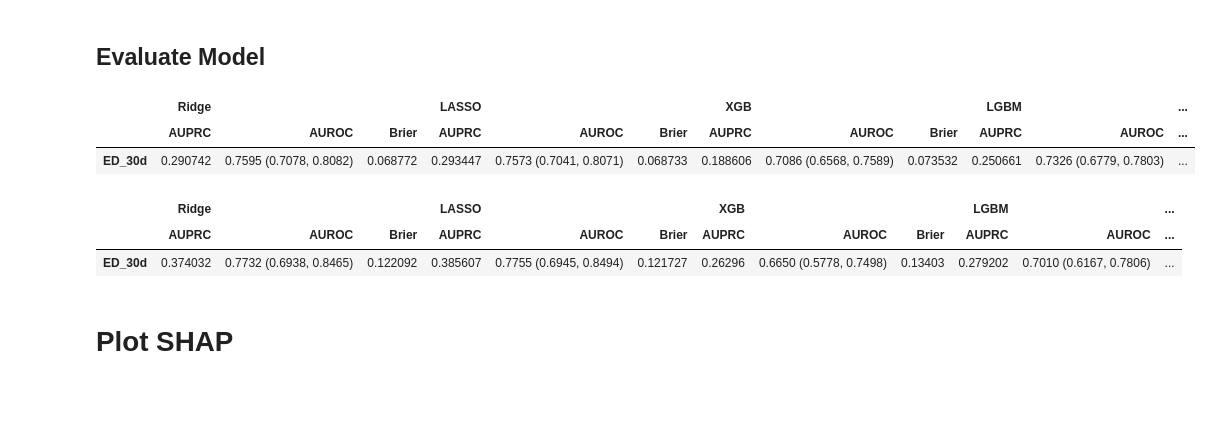
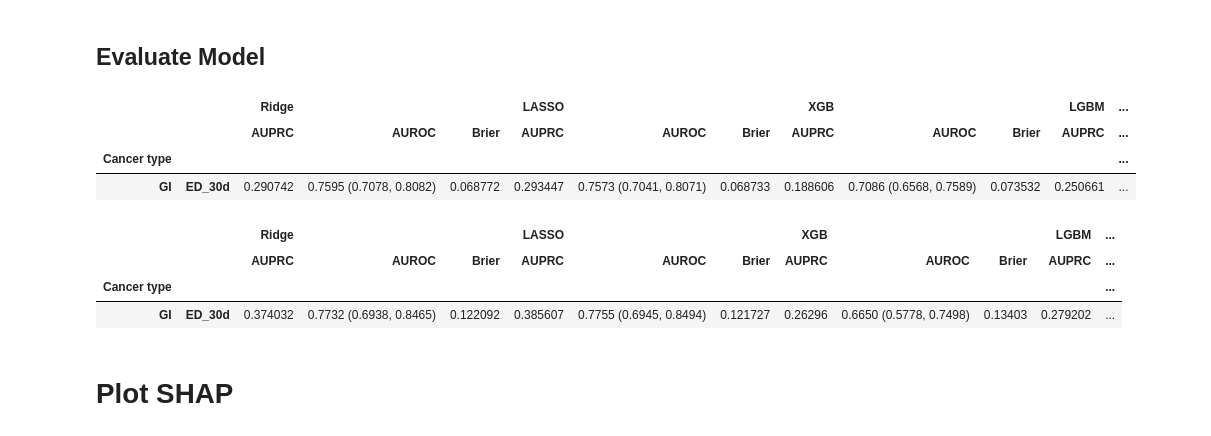
Before and after one commit to ml4oncology/model-deployer, a Jupyter notebook: src/training/notebooks/model_deployment_training.ipynb, the cells around one changed output. Cells and saved outputs as stored; diff of their text form; code cells hidden in the pictures; blank space fills up the shorter version.

```diff
--- a/src/training/notebooks/model_deployment_training.ipynb
+++ b/src/training/notebooks/model_deployment_training.ipynb
@@ -56,4 +58,11 @@ ed_lookback_years = 1
 start_date = "2009-12-01" # choose this so that it is a year after any ED visit
 end_date = "2024-09-03"
 test_date = "2023-06-04" # choose this so that it is more than a year later than the max ER Triage Visit
+
+# === Select cancer types to train models for ===
+# Each code must be a key of acu.pipeline.DEPARTMENT_REGIMEN_PREFIX; the
+# training data is filtered to regimens whose name starts with the
+# corresponding prefix.
+cancer_types = ['GI', 'LU']
+# ===============================================
 # %%
@@ -133,6 +178,12 @@ Number of patients   195   2908   3103
 # %%
 # Feature Characteristics
-x = prep.ohe.encode(df.loc[X_train.index].copy(), verbose=False) # get original (non-normalized, non-imputed) data one-hot encoded
-x = x[[col for col in x.columns if not (col in metainfo.columns or col.startswith('target'))]]
-feature_summary(x, save_path=f'./deployment/feature_summary_ED_clinic_anchored.csv').sample(10, random_state=42)
+for cancer_type in cancer_types:
+    prep = prep_by_type[cancer_type]
+    X_train = X_train_by_type[cancer_type]
+    metainfo_train = metainfo_train_by_type[cancer_type]
+    # get original (non-normalized, non-imputed) data one-hot encoded
+    x = prep.ohe.encode(df_train_by_type[cancer_type].loc[X_train.index].copy(), verbose=False)
+    x = x[[col for col in x.columns if not (col in metainfo_train.columns or col.startswith('target'))]]
+    print(f'\n=== {cancer_type} ===')
+    display(feature_summary(x, save_path=f'./deployment/feature_summary_ED_clinic_anchored_{cancer_type}.csv').sample(10, random_state=42))
 # %% [output]
@@ -158,16 +258,9 @@ for char in ['(', ')', '+', '-', '/', ',']:
-# %%
-%%capture
-# Hyperparameter tuning
-# TODO: try greater kappa for greater exploration
-algs = ['LASSO', 'RF', 'Ridge', 'XGB', 'LGBM']
-best_params = {}
-for alg in algs:
-    best_params[alg] = tune_params(alg, X_train, Y_train, metainfo_train, log_dir='./deployment/logs/bayes_opt')
-os.makedirs('./deployment/models', exist_ok=True)
-save_pickle(best_params, './deployment/models', f'best_params_clinic_anchored')
 # %%
-best_params = load_pickle('./deployment/models', f'best_params_clinic_anchored')
-models = train_models(X_train, Y_train, metainfo_train, best_params) # NOTE: Number of CV folds = 3
+models_by_type = {}
+for cancer_type in cancer_types:
+    best_params = load_pickle('./deployment/models', f'best_params_clinic_anchored_{cancer_type}')
+    models_by_type[cancer_type] = train_models(X_train_by_type[cancer_type], Y_train_by_type[cancer_type],
+                                               metainfo_train_by_type[cancer_type], best_params) # NOTE: Number of CV folds = 3
 # %% [markdown]
 ## Model Selection
 Select final model based on the average performance across the validation folds
@@ -180,17 +279,33 @@ evaluate_valid(models, X_train, Y_train, metainfo_train)
 # %% [markdown]
 ## Evaluate Model
 # %%
-pd.concat([evaluate_test(model, X_test, Y_test) for alg, model in models.items()], keys=models.keys()).T
+pd.concat(
+    {cancer_type: pd.concat([evaluate_test(model, X_test_by_type[cancer_type], Y_test_by_type[cancer_type])
+                             for alg, model in models_by_type[cancer_type].items()],
+                            keys=models_by_type[cancer_type].keys()).T
+     for cancer_type in cancer_types},
+    names=['Cancer type', None],
+)
 # %% [output]
-|  | Ridge |  |  | LASSO |  |  | XGB |  |  | LGBM |  | ... |
-|  | AUPRC | AUROC | Brier | AUPRC | AUROC | Brier | AUPRC | AUROC | Brier | AUPRC | AUROC | ... |
-| ED_30d | 0.290742 | 0.7595 (0.7078, 0.8082) | 0.068772 | 0.293447 | 0.7573 (0.7041, 0.8071) | 0.068733 | 0.188606 | 0.7086 (0.6568, 0.7589) | 0.073532 | 0.250661 | 0.7326 (0.6779, 0.7803) | ... |
+|  |  | Ridge |  |  | LASSO |  |  | XGB |  |  | LGBM | ... |
+|  |  | AUPRC | AUROC | Brier | AUPRC | AUROC | Brier | AUPRC | AUROC | Brier | AUPRC | ... |
+| Cancer type |  |  |  |  |  |  |  |  |  |  |  | ... |
+| GI | ED_30d | 0.290742 | 0.7595 (0.7078, 0.8082) | 0.068772 | 0.293447 | 0.7573 (0.7041, 0.8071) | 0.068733 | 0.188606 | 0.7086 (0.6568, 0.7589) | 0.073532 | 0.250661 | ... |
 # %%
 # first cycle only
-mask = X_test['cycle_number'] == X_train['cycle_number'].min()
-pd.concat([evaluate_test(model, X_test[mask], Y_test[mask]) for alg, model in models.items()], keys=models.keys()).T
+cycle1_eval = {}
+for cancer_type in cancer_types:
+    X_test = X_test_by_type[cancer_type]
+    mask = X_test['cycle_number'] == X_train_by_type[cancer_type]['cycle_number'].min()
+    cycle1_eval[cancer_type] = pd.concat(
+        [evaluate_test(model, X_test[mask], Y_test_by_type[cancer_type][mask])
+         for alg, model in models_by_type[cancer_type].items()],
+        keys=models_by_type[cancer_type].keys(),
+    ).T
+pd.concat(cycle1_eval, names=['Cancer type', None])
 # %% [output]
-|  | Ridge |  |  | LASSO |  |  | XGB |  |  | LGBM |  | ... |
-|  | AUPRC | AUROC | Brier | AUPRC | AUROC | Brier | AUPRC | AUROC | Brier | AUPRC | AUROC | ... |
-| ED_30d | 0.374032 | 0.7732 (0.6938, 0.8465) | 0.122092 | 0.385607 | 0.7755 (0.6945, 0.8494) | 0.121727 | 0.26296 | 0.6650 (0.5778, 0.7498) | 0.13403 | 0.279202 | 0.7010 (0.6167, 0.7806) | ... |
+|  |  | Ridge |  |  | LASSO |  |  | XGB |  |  | LGBM | ... |
+|  |  | AUPRC | AUROC | Brier | AUPRC | AUROC | Brier | AUPRC | AUROC | Brier | AUPRC | ... |
+| Cancer type |  |  |  |  |  |  |  |  |  |  |  | ... |
+| GI | ED_30d | 0.374032 | 0.7732 (0.6938, 0.8465) | 0.122092 | 0.385607 | 0.7755 (0.6945, 0.8494) | 0.121727 | 0.26296 | 0.6650 (0.5778, 0.7498) | 0.13403 | 0.279202 | ... |
 # %%
```
Also changed, not shown: parts of 13 cells of this notebook, 3 other files.
